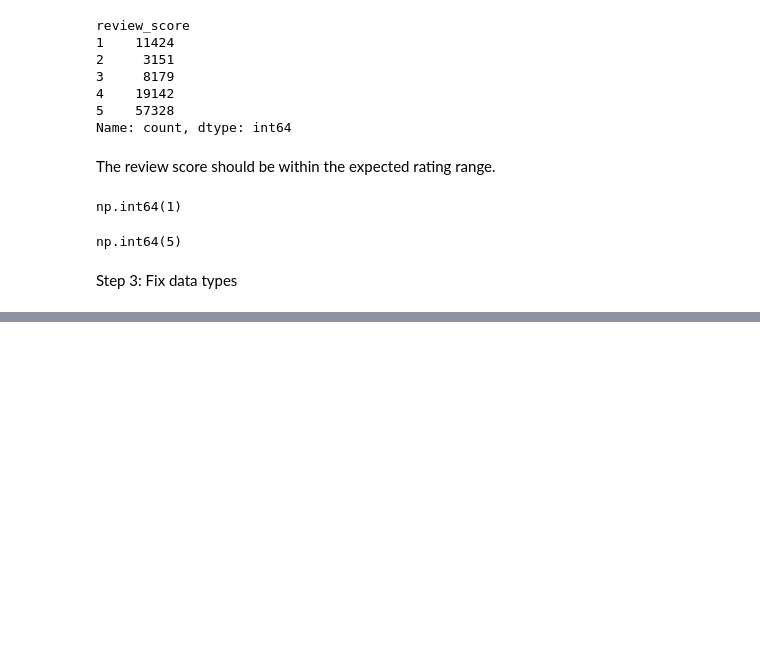
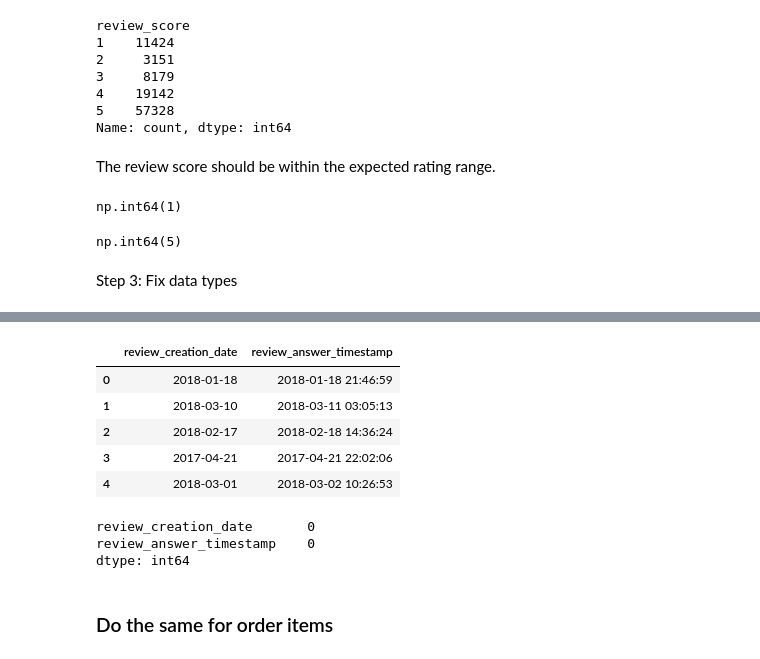
Before and after one commit to meghanabj05-hue/Repository-name-ecommerce-data-intelligence, a Jupyter notebook: notebooks/02_data_quality.ipynb, the cells around one changed output, grey strips where cells are left out. Cells and saved outputs as stored; diff of their text form; code cells hidden in the pictures; blank space fills up the shorter version.

```diff
--- a/notebooks/02_data_quality.ipynb
+++ b/notebooks/02_data_quality.ipynb
@@ -262,0 +317,28 @@ for col in date_columns:
+# %%
+review_date_columns = [
+    "review_creation_date",
+    "review_answer_timestamp"
+]
+# %%
+for col in review_date_columns:
+    reviews[col]=pd.to_datetime(
+        reviews[col],
+        errors="coerce"
+    )
+# %%
+reviews[review_date_columns].head()
+# %% [output]
+|  | review_creation_date | review_answer_timestamp |
+| 0 | 2018-01-18 | 2018-01-18 21:46:59 |
+| 1 | 2018-03-10 | 2018-03-11 03:05:13 |
+| 2 | 2018-02-17 | 2018-02-18 14:36:24 |
+| 3 | 2017-04-21 | 2017-04-21 22:02:06 |
+| 4 | 2018-03-01 | 2018-03-02 10:26:53 |
+# %%
+reviews[review_date_columns].isna().sum()
+# %% [output]
+review_creation_date       0
+review_answer_timestamp    0
+dtype: int64
+# %% [markdown]
+### Do the same for order items
```
Also changed, not shown: parts of 27 cells of this notebook.
